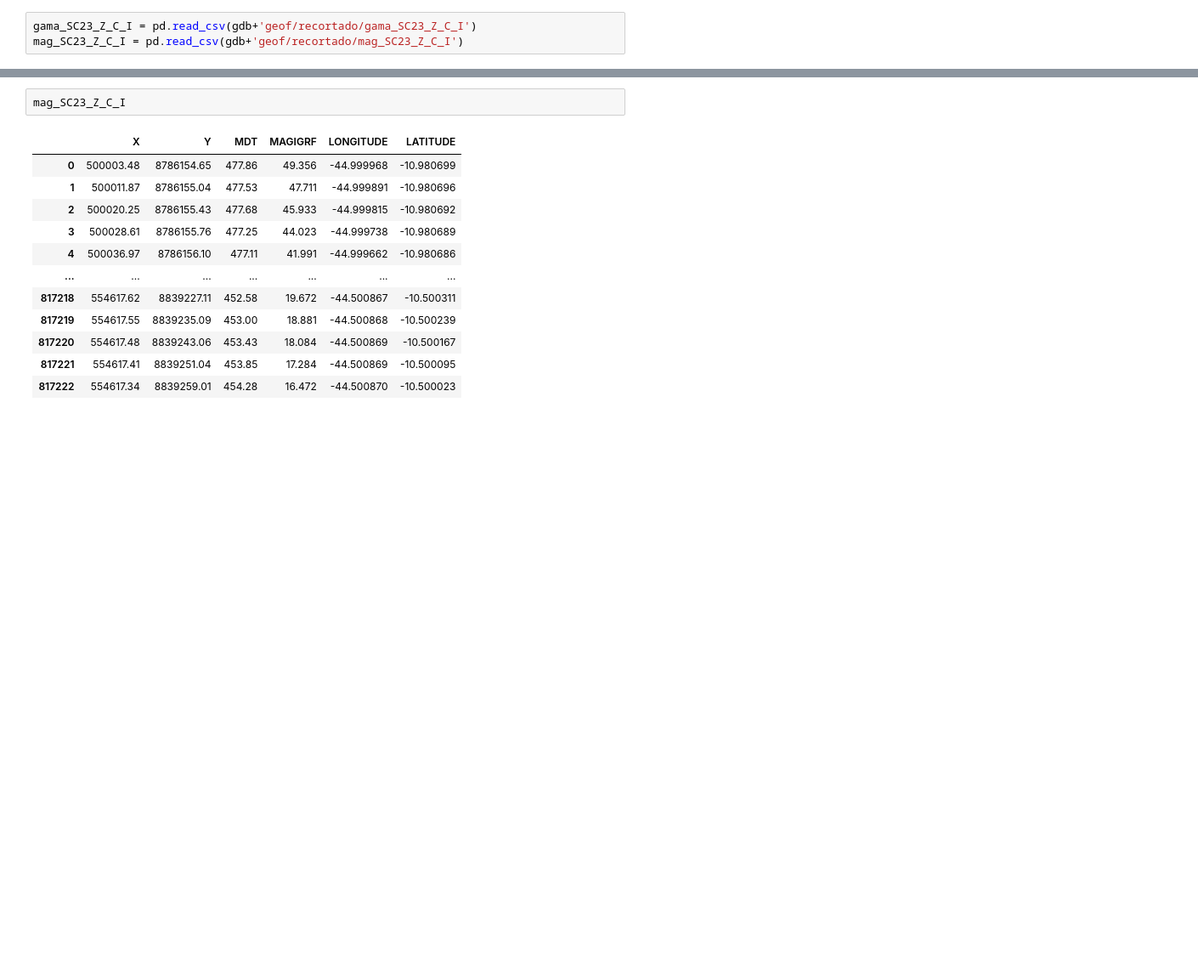
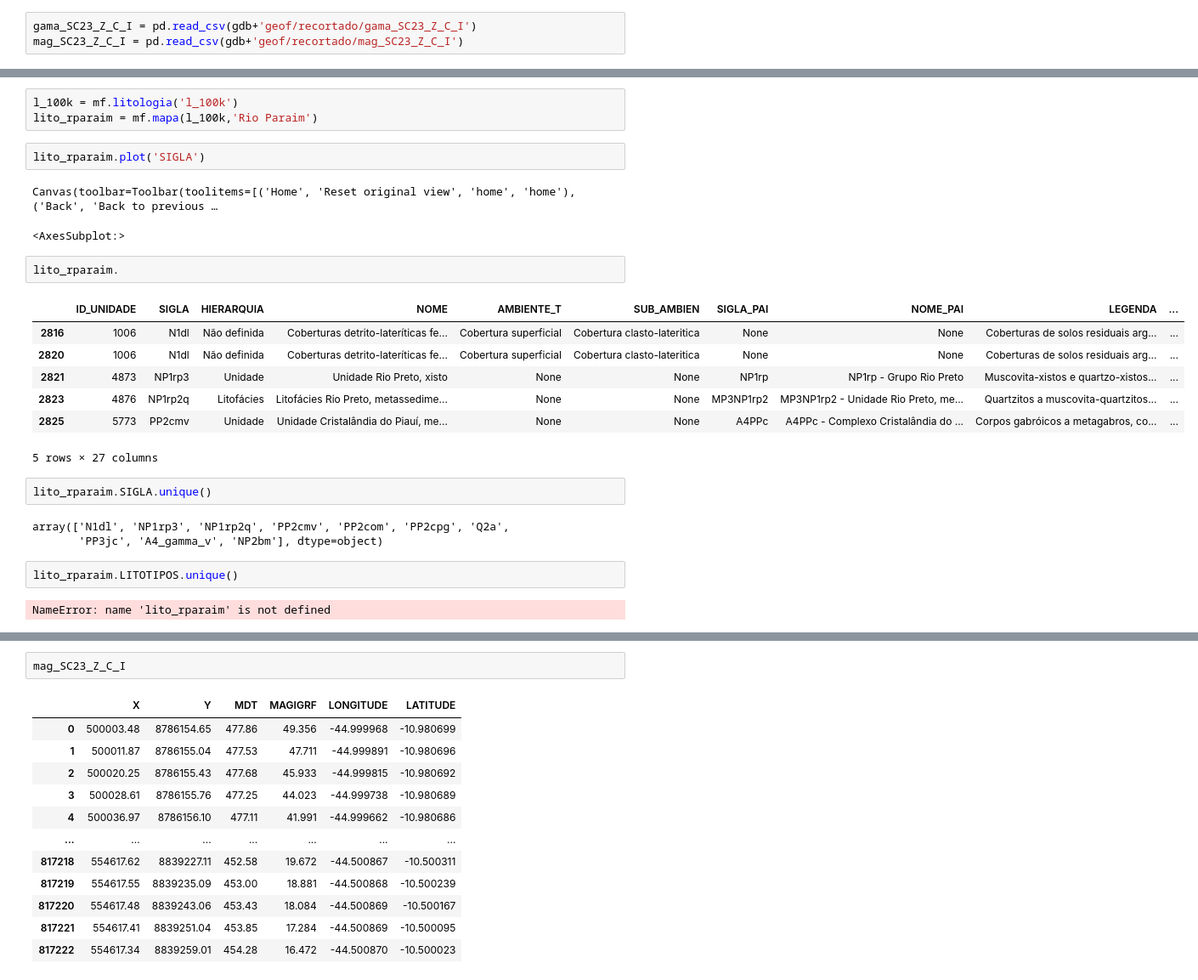
Before and after one commit to Gabriel-Goes/mapeamento_litologico_preditivo, a Jupyter notebook: sources/scripts/preprocess.ipynb, the cells around one changed output, grey strips where cells are left out. Shown at 85% size. Cells and saved outputs as stored; diff of their text form; blank space fills up the shorter version.

```diff
--- a/sources/scripts/preprocess.ipynb
+++ b/sources/scripts/preprocess.ipynb
@@ -20,3 +58,30 @@ mag_SC23_Z_C_I = pd.read_csv(gdb+'geof/recortado/mag_SC23_Z_C_I')
+# %%
+l_100k = mf.litologia('l_100k')
+lito_rparaim = mf.mapa(l_100k,'Rio Paraim')
+# %%
+lito_rparaim.plot('SIGLA')
+# %% [output]
+Canvas(toolbar=Toolbar(toolitems=[('Home', 'Reset original view', 'home', 'home'), ('Back', 'Back to previous …
+<AxesSubplot:>
+# %%
+lito_rparaim.
+# %% [output]
+|  | ID_UNIDADE | SIGLA | HIERARQUIA | NOME | AMBIENTE_T | SUB_AMBIEN | SIGLA_PAI | NOME_PAI | LEGENDA | ... |
+| 2816 | 1006 | N1dl | Não definida | Coberturas detrito-lateríticas fe... | Cobertura superficial | Cobertura clasto-lateritica | None | None | Coberturas de solos residuais arg... | ... |
+| 2820 | 1006 | N1dl | Não definida | Coberturas detrito-lateríticas fe... | Cobertura superficial | Cobertura clasto-lateritica | None | None | Coberturas de solos residuais arg... | ... |
+| 2821 | 4873 | NP1rp3 | Unidade | Unidade Rio Preto, xisto | None | None | NP1rp | NP1rp - Grupo Rio Preto | Muscovita-xistos e quartzo-xistos... | ... |
+| 2823 | 4876 | NP1rp2q | Litofácies | Litofácies Rio Preto, metassedime... | None | None | MP3NP1rp2 | MP3NP1rp2 - Unidade Rio Preto, me... | Quartzitos a muscovita-quartzitos... | ... |
+| 2825 | 5773 | PP2cmv | Unidade | Unidade Cristalândia do Piauí, me... | None | None | A4PPc | A4PPc - Complexo Cristalândia do ... | Corpos gabróicos a metagabros, co... | ... |
+5 rows × 27 columns
+# %%
+lito_rparaim.SIGLA.unique()
+# %% [output]
+array(['N1dl', 'NP1rp3', 'NP1rp2q', 'PP2cmv', 'PP2com', 'PP2cpg', 'Q2a',
+       'PP3jc', 'A4_gamma_v', 'NP2bm'], dtype=object)
+# %%
+lito_rparaim.LITOTIPOS.unique()
+# %% [output]
+NameError: name 'lito_rparaim' is not defined
 # %%
 gama_SC23_Z_C_I
 # %% [output]
```
Also changed, not shown: parts of 6 cells of this notebook, 6 other files.
